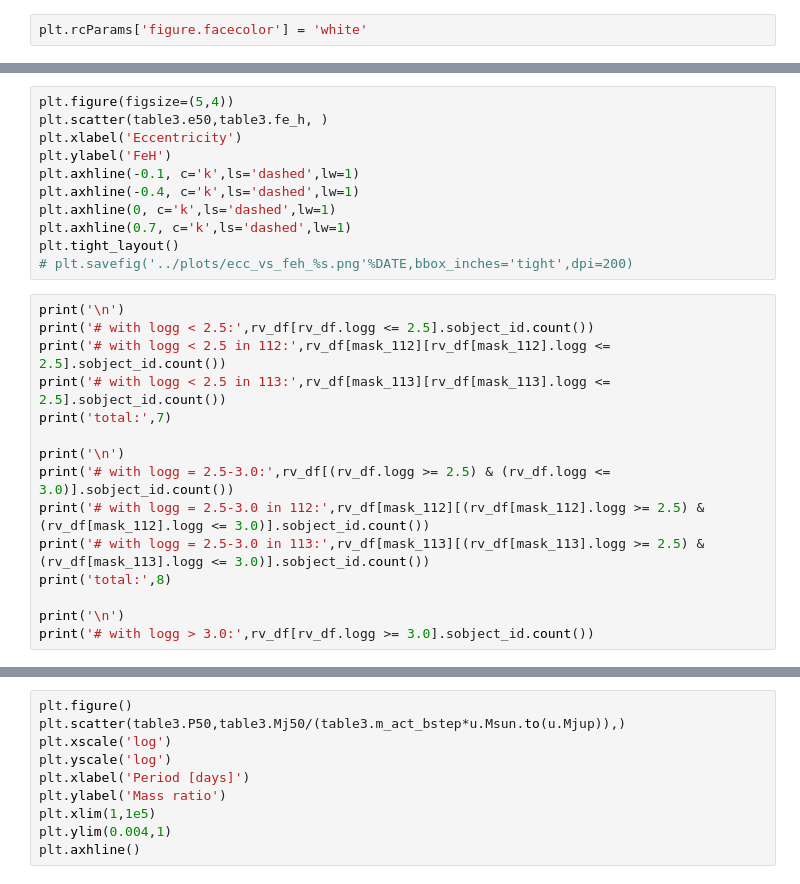
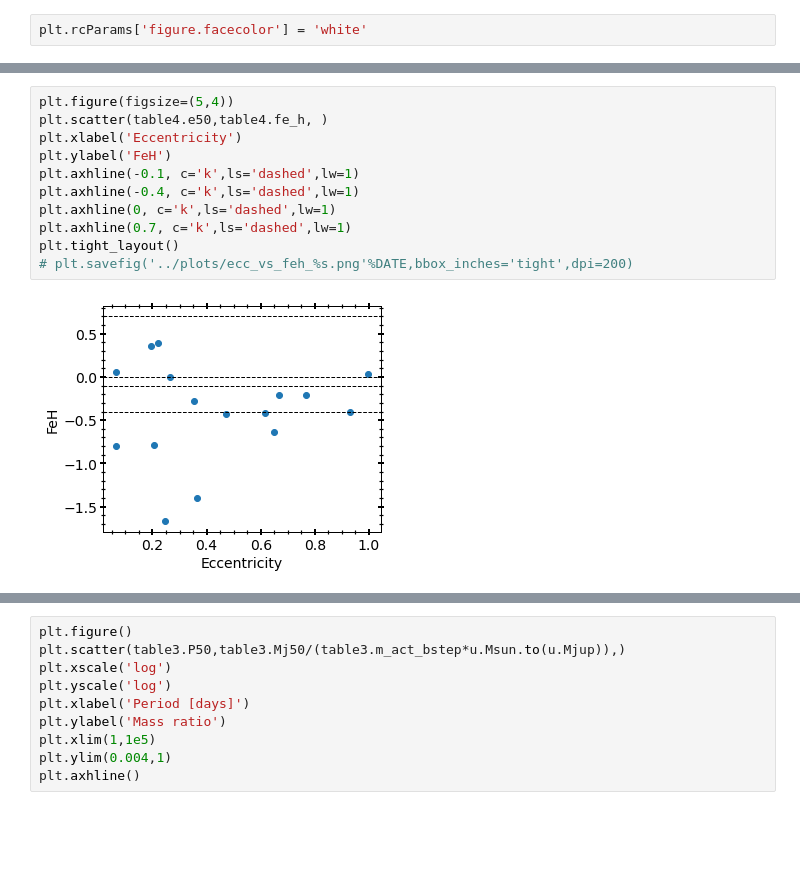
Before and after one commit to MaryumSayeed/ESPRESSO, a Jupyter notebook: scripts/make_tables.ipynb, the cells around one changed output, grey strips where cells are left out. Cells and saved outputs as stored; diff of their text form; blank space fills up the shorter version.

```diff
--- a/scripts/make_tables.ipynb
+++ b/scripts/make_tables.ipynb
@@ -597,29 +632,16 @@ compare_adamow(table4)
 # %%
 plt.figure(figsize=(5,4))
-plt.scatter(table3.e50,table3.fe_h, )
+plt.scatter(table4.e50,table4.fe_h, )
 plt.xlabel('Eccentricity')
 plt.ylabel('FeH')
 plt.axhline(-0.1, c='k',ls='dashed',lw=1)
 plt.axhline(-0.4, c='k',ls='dashed',lw=1)
 plt.axhline(0, c='k',ls='dashed',lw=1)
 plt.axhline(0.7, c='k',ls='dashed',lw=1)
 plt.tight_layout()
 # plt.savefig('../plots/ecc_vs_feh_%s.png'%DATE,bbox_inches='tight',dpi=200)
+# %% [output]
+[figure, added]
-# %%
-print('\n')
-print('# with logg < 2.5:',rv_df[rv_df.logg <= 2.5].sobject_id.count())
-print('# with logg < 2.5 in 112:',rv_df[mask_112][rv_df[mask_112].logg <= 2.5].sobject_id.count())
-print('# with logg < 2.5 in 113:',rv_df[mask_113][rv_df[mask_113].logg <= 2.5].sobject_id.count())
-print('total:',7)
-
-print('\n')
-print('# with logg = 2.5-3.0:',rv_df[(rv_df.logg >= 2.5) & (rv_df.logg <= 3.0)].sobject_id.count())
-print('# with logg = 2.5-3.0 in 112:',rv_df[mask_112][(rv_df[mask_112].logg >= 2.5) & (rv_df[mask_112].logg <= 3.0)].sobject_id.count())
-print('# with logg = 2.5-3.0 in 113:',rv_df[mask_113][(rv_df[mask_113].logg >= 2.5) & (rv_df[mask_113].logg <= 3.0)].sobject_id.count())
-print('total:',8)
-
-print('\n')
-print('# with logg > 3.0:',rv_df[rv_df.logg >= 3.0].sobject_id.count())
 # %%
 PLOT_PARAMS(LS=12,SIZE=12)
 fig, ((ax1),(ax2)) = plt.subplots(2,1,figsize=(4,6))
```
Also changed, not shown: parts of 34 cells of this notebook, 3 other files.
